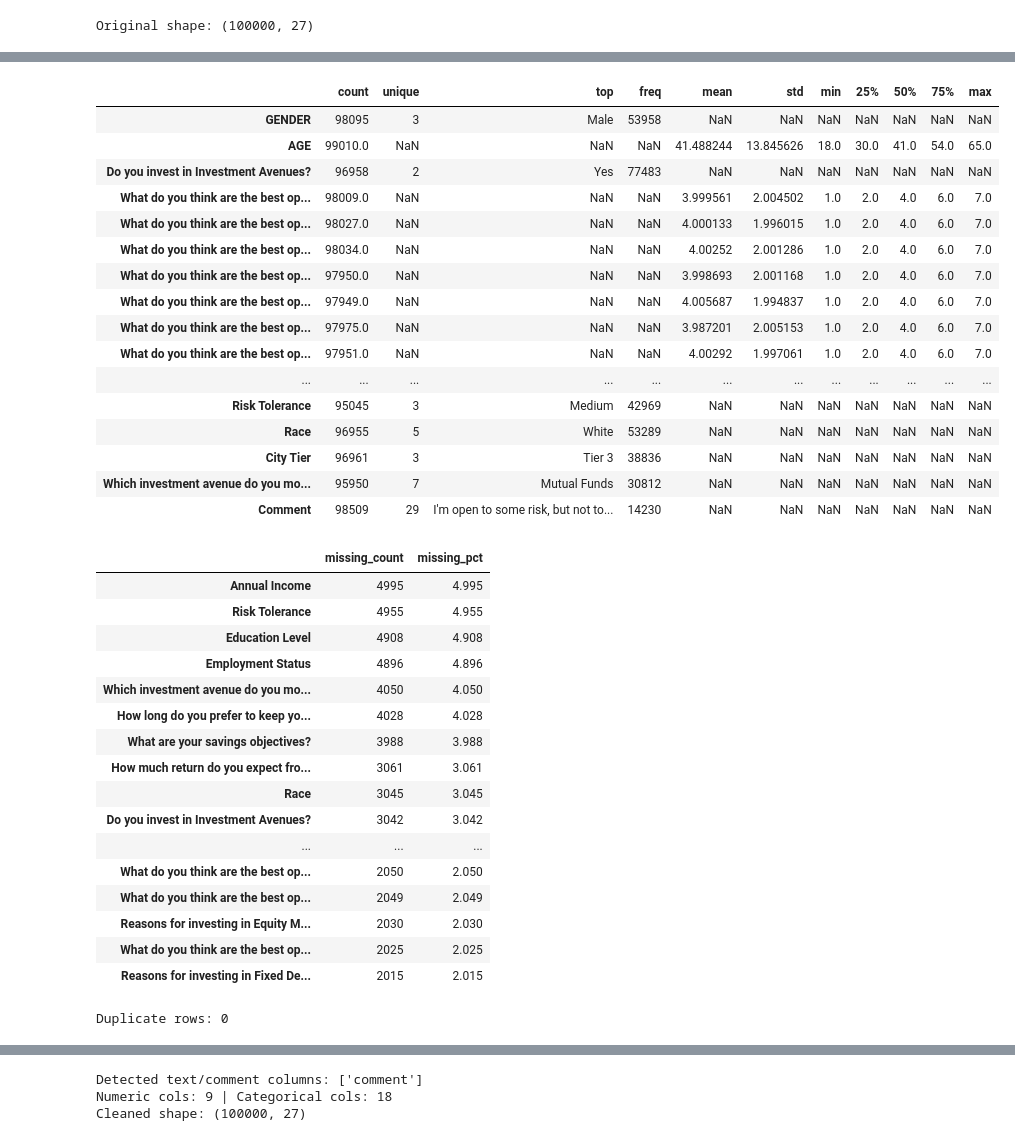
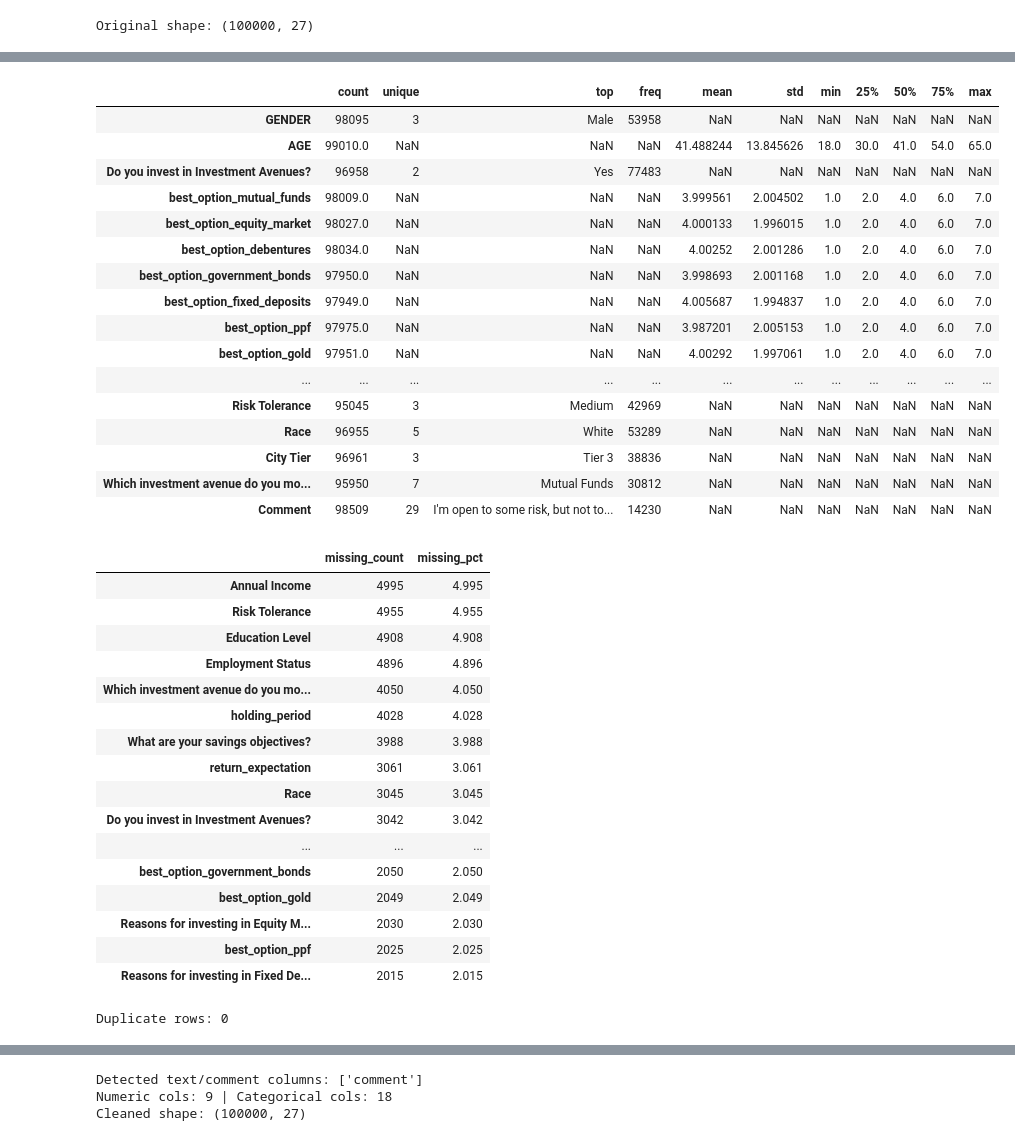
Before and after one commit to ArunKumarGanesan716/eda, a Jupyter notebook: Capstone_EDA_Modeling.ipynb, the cells around one changed output, grey strips where cells are left out. Cells and saved outputs as stored; diff of their text form; code cells hidden in the pictures.

```diff
--- a/Capstone_EDA_Modeling.ipynb
+++ b/Capstone_EDA_Modeling.ipynb
@@ -49,6 +49,22 @@ print("Original shape:", df.shape)
 # %% [output]
 Original shape: (100000, 27)
 # %%
+
+
+
+rename_map = {
+    "What do you think are the best options for investing your money? (Rank in order of preference) [Mutual Funds]": "best_option_mutual_funds",
+    "What do you think are the best options for investing your money? (Rank in order of preference) [Equity Market]": "best_option_equity_market",
+    "What do you think are the best options for investing your money? (Rank in order of preference) [Debentures]": "best_option_debentures",
+    "What do you think are the best options for investing your money? (Rank in order of preference) [Government Bonds]": "best_option_government_bonds",
+    "What do you think are the best options for investing your money? (Rank in order of preference) [Fixed Deposits]": "best_option_fixed_deposits",
+    "What do you think are the best options for investing your money? (Rank in order of preference) [Public Provident Fund]": "best_option_ppf",
+    "What do you think are the best options for investing your money? (Rank in order of preference) [Gold]": "best_option_gold",
+    "How long do you prefer to keep your money in any investment instrument?": "holding_period",
+    "How much return do you expect from any investment instrument?": "return_expectation"
+}
+
+df.rename(columns=rename_map, inplace=True)
 
 df.head()
 df.info()
@@ -72,16 +88,16 @@ Data columns (total 27 columns):
 dtypes: float64(9), object(18)
 memory usage: 20.6+ MB
 |  | count | unique | top | freq | mean | std | min | 25% | 50% | 75% | max |
 | GENDER | 98095 | 3 | Male | 53958 | NaN | NaN | NaN | NaN | NaN | NaN | NaN |
 | AGE | 99010.0 | NaN | NaN | NaN | 41.488244 | 13.845626 | 18.0 | 30.0 | 41.0 | 54.0 | 65.0 |
 | Do you invest in Investment Avenues? | 96958 | 2 | Yes | 77483 | NaN | NaN | NaN | NaN | NaN | NaN | NaN |
-| What do you think are the best op... | 98009.0 | NaN | NaN | NaN | 3.999561 | 2.004502 | 1.0 | 2.0 | 4.0 | 6.0 | 7.0 |
-| What do you think are the best op... | 98027.0 | NaN | NaN | NaN | 4.000133 | 1.996015 | 1.0 | 2.0 | 4.0 | 6.0 | 7.0 |
-| What do you think are the best op... | 98034.0 | NaN | NaN | NaN | 4.00252 | 2.001286 | 1.0 | 2.0 | 4.0 | 6.0 | 7.0 |
-| What do you think are the best op... | 97950.0 | NaN | NaN | NaN | 3.998693 | 2.001168 | 1.0 | 2.0 | 4.0 | 6.0 | 7.0 |
-| What do you think are the best op... | 97949.0 | NaN | NaN | NaN | 4.005687 | 1.994837 | 1.0 | 2.0 | 4.0 | 6.0 | 7.0 |
-| What do you think are the best op... | 97975.0 | NaN | NaN | NaN | 3.987201 | 2.005153 | 1.0 | 2.0 | 4.0 | 6.0 | 7.0 |
-| What do you think are the best op... | 97951.0 | NaN | NaN | NaN | 4.00292 | 1.997061 | 1.0 | 2.0 | 4.0 | 6.0 | 7.0 |
+| best_option_mutual_funds | 98009.0 | NaN | NaN | NaN | 3.999561 | 2.004502 | 1.0 | 2.0 | 4.0 | 6.0 | 7.0 |
+| best_option_equity_market | 98027.0 | NaN | NaN | NaN | 4.000133 | 1.996015 | 1.0 | 2.0 | 4.0 | 6.0 | 7.0 |
+| best_option_debentures | 98034.0 | NaN | NaN | NaN | 4.00252 | 2.001286 | 1.0 | 2.0 | 4.0 | 6.0 | 7.0 |
+| best_option_government_bonds | 97950.0 | NaN | NaN | NaN | 3.998693 | 2.001168 | 1.0 | 2.0 | 4.0 | 6.0 | 7.0 |
+| best_option_fixed_deposits | 97949.0 | NaN | NaN | NaN | 4.005687 | 1.994837 | 1.0 | 2.0 | 4.0 | 6.0 | 7.0 |
+| best_option_ppf | 97975.0 | NaN | NaN | NaN | 3.987201 | 2.005153 | 1.0 | 2.0 | 4.0 | 6.0 | 7.0 |
+| best_option_gold | 97951.0 | NaN | NaN | NaN | 4.00292 | 1.997061 | 1.0 | 2.0 | 4.0 | 6.0 | 7.0 |
 | ... | ... | ... | ... | ... | ... | ... | ... | ... | ... | ... | ... |
 | Risk Tolerance | 95045 | 3 | Medium | 42969 | NaN | NaN | NaN | NaN | NaN | NaN | NaN |
 | Race | 96955 | 5 | White | 53289 | NaN | NaN | NaN | NaN | NaN | NaN | NaN |
@@ -103,16 +119,16 @@ print("Duplicate rows:", dup_count)
 | Education Level | 4908 | 4.908 |
 | Employment Status | 4896 | 4.896 |
 | Which investment avenue do you mo... | 4050 | 4.050 |
-| How long do you prefer to keep yo... | 4028 | 4.028 |
+| holding_period | 4028 | 4.028 |
 | What are your savings objectives? | 3988 | 3.988 |
-| How much return do you expect fro... | 3061 | 3.061 |
+| return_expectation | 3061 | 3.061 |
 | Race | 3045 | 3.045 |
 | Do you invest in Investment Avenues? | 3042 | 3.042 |
 | ... | ... | ... |
-| What do you think are the best op... | 2050 | 2.050 |
-| What do you think are the best op... | 2049 | 2.049 |
+| best_option_government_bonds | 2050 | 2.050 |
+| best_option_gold | 2049 | 2.049 |
 | Reasons for investing in Equity M... | 2030 | 2.030 |
-| What do you think are the best op... | 2025 | 2.025 |
+| best_option_ppf | 2025 | 2.025 |
 | Reasons for investing in Fixed De... | 2015 | 2.015 |
 Duplicate rows: 0
 # %%
```
Also changed, not shown: parts of 6 cells of this notebook, 2 other files.
